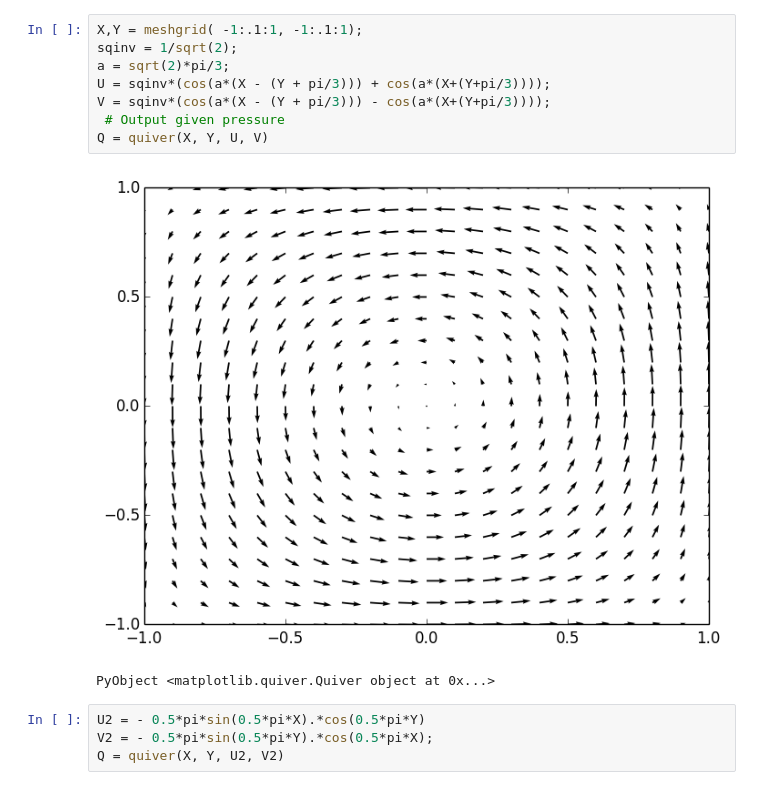
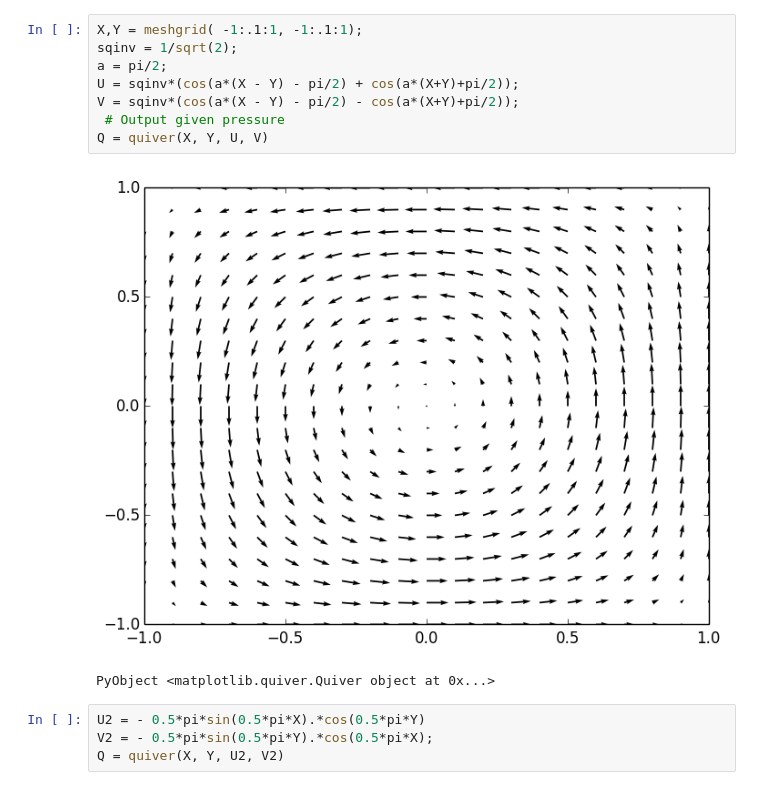
Before and after one commit to elrnv/mfd-notebooks, a Jupyter notebook: Example functions.ipynb, the cells around one changed output. Saved outputs shown, nothing was run; the diff lists cells and outputs as text.

```diff
--- a/Example functions.ipynb
+++ b/Example functions.ipynb
@@ -58,13 +63,13 @@ PyObject <matplotlib.quiver.Quiver object at 0x...>
 # %%
 X,Y = meshgrid( -1:.1:1, -1:.1:1);
 sqinv = 1/sqrt(2);
-a = sqrt(2)*pi/3;
-U = sqinv*(cos(a*(X - (Y + pi/3))) + cos(a*(X+(Y+pi/3))));
-V = sqinv*(cos(a*(X - (Y + pi/3))) - cos(a*(X+(Y+pi/3))));
+a = pi/2;
+U = sqinv*(cos(a*(X - Y) - pi/2) + cos(a*(X+Y)+pi/2));
+V = sqinv*(cos(a*(X - Y) - pi/2) - cos(a*(X+Y)+pi/2));
  # Output given pressure
 Q = quiver(X, Y, U, V)
 # %% [output]
-[figure, old version]
+[figure, new version]
 PyObject <matplotlib.quiver.Quiver object at 0x...>
 # %%
 U2 = - 0.5*pi*sin(0.5*pi*X).*cos(0.5*pi*Y)
```
Also changed, not shown: parts of 3 cells of this notebook, 2 other files.
